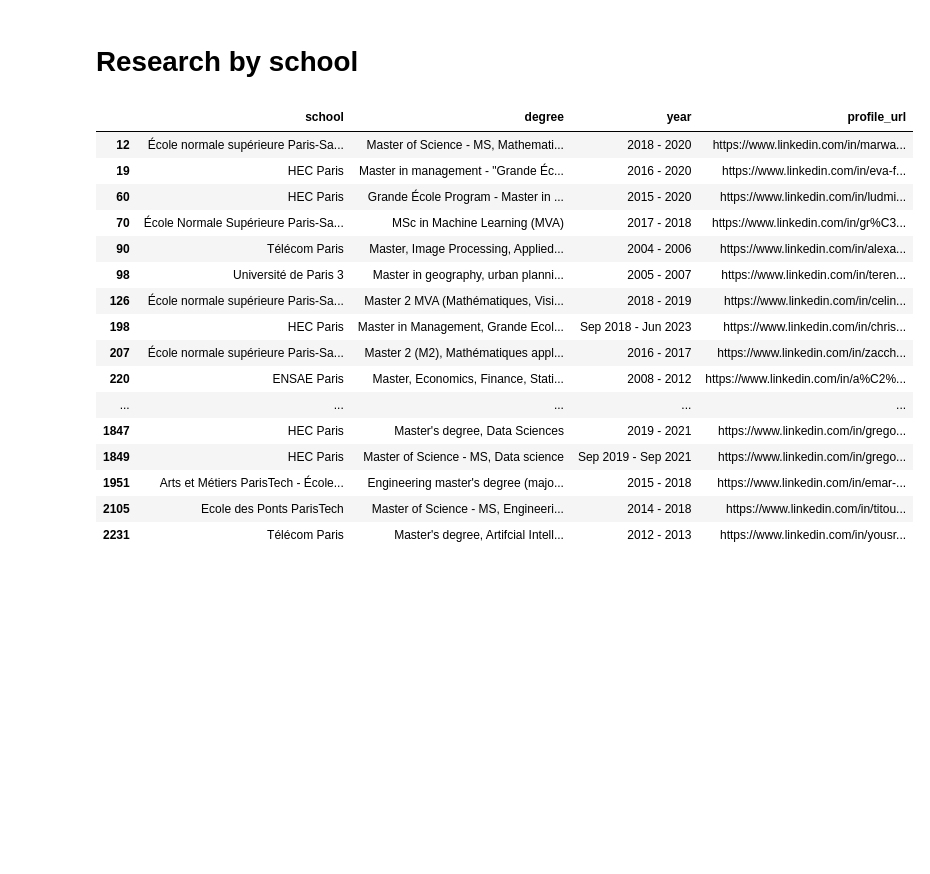
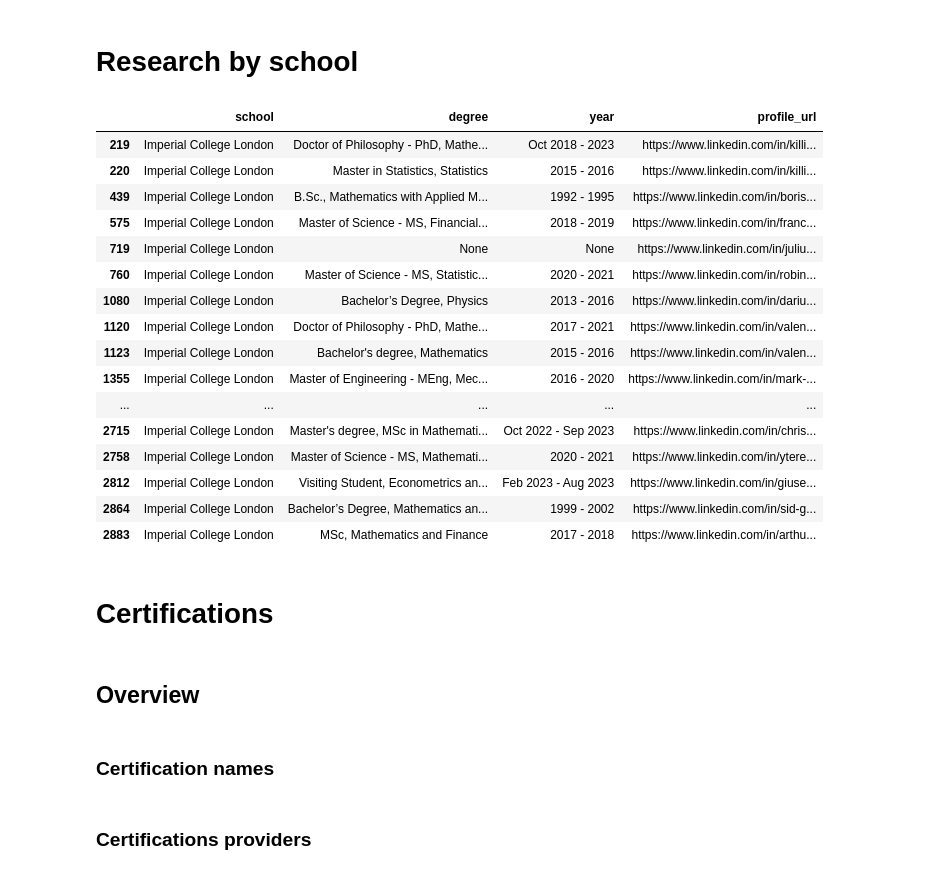
Before and after one commit to ArasCha/Quant-Researchers-research, a Jupyter notebook: visualization.ipynb, the cells around one changed output. Cells and saved outputs as stored; diff of their text form; code cells hidden in the pictures; blank space fills up the shorter version.

Commit message:
[ADD] quants data, certifications analysis

```diff
--- a/visualization.ipynb
+++ b/visualization.ipynb
@@ -68,26 +66,27 @@ fig.show()
 # %%
 
 df_filtered = normalized_df[
-	normalized_df['school'].str.contains('paris', case=False, na=False) &
-	normalized_df['degree'].str.contains('Master|M\.Sc|MSc', case=False, na=False)
+	normalized_df['school'].str.contains('Imperial College London', case=False, na=False)
 ]
 
-df_filtered # 0 for Polytech 😭
+df_filtered # A few Polytechs...
 # %% [output]
 |  | school | degree | year | profile_url |
-| 12 | École normale supérieure Paris-Sa... | Master of Science - MS, Mathemati... | 2018 - 2020 | https://www.linkedin.com/in/marwa... |
-| 19 | HEC Paris | Master in management - "Grande Éc... | 2016 - 2020 | https://www.linkedin.com/in/eva-f... |
-| 60 | HEC Paris | Grande École Program - Master in ... | 2015 - 2020 | https://www.linkedin.com/in/ludmi... |
-| 70 | École Normale Supérieure Paris-Sa... | MSc in Machine Learning (MVA) | 2017 - 2018 | https://www.linkedin.com/in/gr%C3... |
-| 90 | Télécom Paris | Master, Image Processing, Applied... | 2004 - 2006 | https://www.linkedin.com/in/alexa... |
-| 98 | Université de Paris 3 | Master in geography, urban planni... | 2005 - 2007 | https://www.linkedin.com/in/teren... |
-| 126 | École normale supérieure Paris-Sa... | Master 2 MVA (Mathématiques, Visi... | 2018 - 2019 | https://www.linkedin.com/in/celin... |
-| 198 | HEC Paris | Master in Management, Grande Ecol... | Sep 2018 - Jun 2023 | https://www.linkedin.com/in/chris... |
-| 207 | École normale supérieure Paris-Sa... | Master 2 (M2), Mathématiques appl... | 2016 - 2017 | https://www.linkedin.com/in/zacch... |
-| 220 | ENSAE Paris | Master, Economics, Finance, Stati... | 2008 - 2012 | https://www.linkedin.com/in/a%C2%... |
+| 219 | Imperial College London | Doctor of Philosophy - PhD, Mathe... | Oct 2018 - 2023 | https://www.linkedin.com/in/killi... |
+| 220 | Imperial College London | Master in Statistics, Statistics | 2015 - 2016 | https://www.linkedin.com/in/killi... |
+| 439 | Imperial College London | B.Sc., Mathematics with Applied M... | 1992 - 1995 | https://www.linkedin.com/in/boris... |
+| 575 | Imperial College London | Master of Science - MS, Financial... | 2018 - 2019 | https://www.linkedin.com/in/franc... |
+| 719 | Imperial College London | None | None | https://www.linkedin.com/in/juliu... |
+| 760 | Imperial College London | Master of Science - MS, Statistic... | 2020 - 2021 | https://www.linkedin.com/in/robin... |
+| 1080 | Imperial College London | Bachelor’s Degree, Physics | 2013 - 2016 | https://www.linkedin.com/in/dariu... |
+| 1120 | Imperial College London | Doctor of Philosophy - PhD, Mathe... | 2017 - 2021 | https://www.linkedin.com/in/valen... |
+| 1123 | Imperial College London | Bachelor's degree, Mathematics | 2015 - 2016 | https://www.linkedin.com/in/valen... |
+| 1355 | Imperial College London | Master of Engineering - MEng, Mec... | 2016 - 2020 | https://www.linkedin.com/in/mark-... |
 | ... | ... | ... | ... | ... |
-| 1847 | HEC Paris | Master's degree, Data Sciences | 2019 - 2021 | https://www.linkedin.com/in/grego... |
-| 1849 | HEC Paris | Master of Science - MS, Data science | Sep 2019 - Sep 2021 | https://www.linkedin.com/in/grego... |
-| 1951 | Arts et Métiers ParisTech - École... | Engineering master's degree (majo... | 2015 - 2018 | https://www.linkedin.com/in/emar-... |
-| 2105 | Ecole des Ponts ParisTech | Master of Science - MS, Engineeri... | 2014 - 2018 | https://www.linkedin.com/in/titou... |
-| 2231 | Télécom Paris | Master's degree, Artifcial Intell... | 2012 - 2013 | https://www.linkedin.com/in/yousr... |
+| 2715 | Imperial College London | Master's degree, MSc in Mathemati... | Oct 2022 - Sep 2023 | https://www.linkedin.com/in/chris... |
+| 2758 | Imperial College London | Master of Science - MS, Mathemati... | 2020 - 2021 | https://www.linkedin.com/in/ytere... |
+| 2812 | Imperial College London | Visiting Student, Econometrics an... | Feb 2023 - Aug 2023 | https://www.linkedin.com/in/giuse... |
+| 2864 | Imperial College London | Bachelor’s Degree, Mathematics an... | 1999 - 2002 | https://www.linkedin.com/in/sid-g... |
+| 2883 | Imperial College London | MSc, Mathematics and Finance | 2017 - 2018 | https://www.linkedin.com/in/arthu... |
+# %% [markdown]
+# Certifications
@@ -93,0 +95,4 @@ df_filtered # 0 for Polytech 😭
+# %% [markdown]
+## Overview
+# %% [markdown]
+### Certification names
@@ -93,0 +109,2 @@ df_filtered # 0 for Polytech 😭
+# %% [markdown]
+### Certifications providers
```
Also changed, not shown: parts of 12 cells of this notebook, 4 other files.
